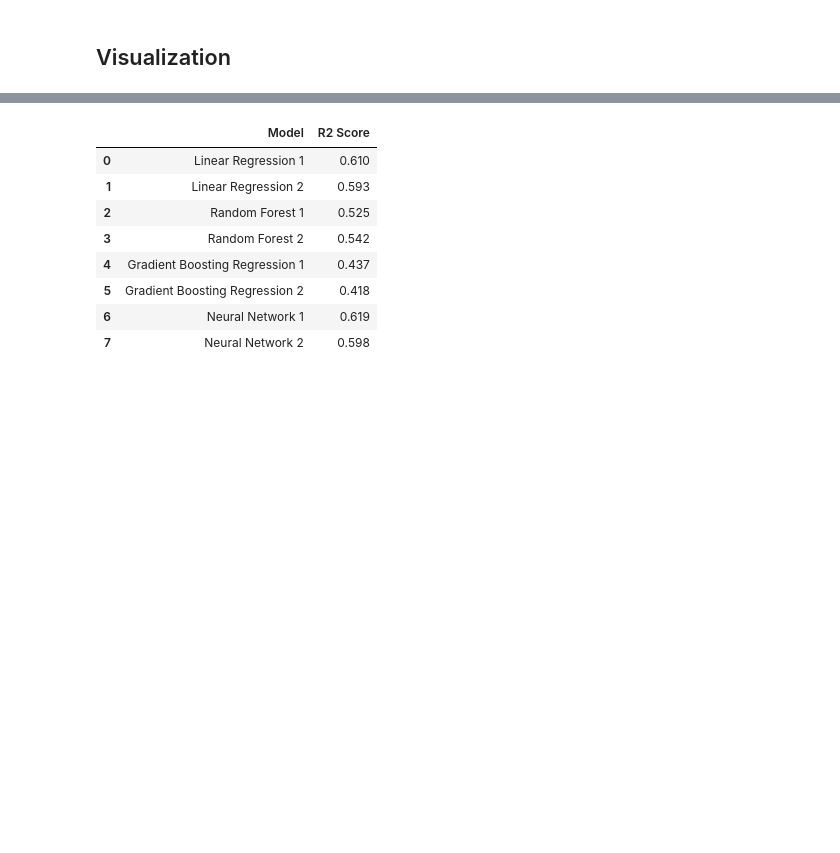
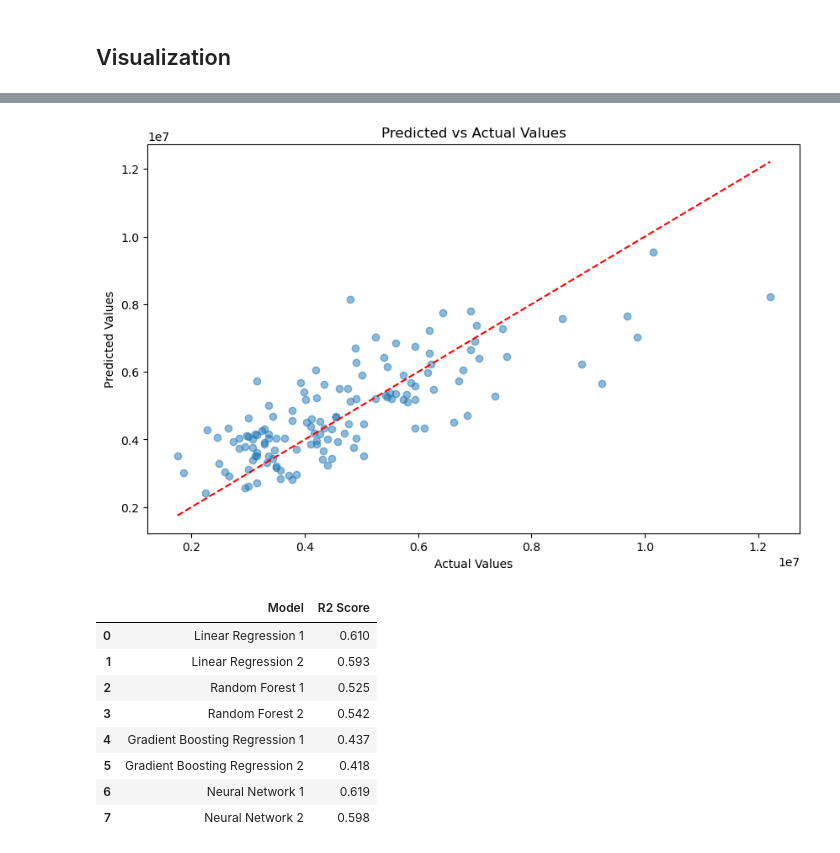
Before and after one commit to MissKay535/Project4-Housing_Prediction, a Jupyter notebook: Housing_Prediction.ipynb, the cells around one changed output, grey strips where cells are left out. Cells and saved outputs as stored; diff of their text form; code cells hidden in the pictures; blank space fills up the shorter version.

```diff
--- a/Housing_Prediction.ipynb
+++ b/Housing_Prediction.ipynb
@@ -300,3 +310,14 @@ R2 score: 0.5978840284106238  Mean Square Error: 1291526235012.1985  Root Mean S
+# %%
+# Plot predicted vs actual values NN model 2
+plt.figure(figsize=(10, 6))
+plt.scatter(y_test_2, nn_model_2_predictions, alpha=0.5)
+plt.plot([y_test_2.min(), y_test_2.max()], [y_test_2.min(), y_test_2.max()], 'r--')
+plt.title('Predicted vs Actual Values')
+plt.xlabel('Actual Values')
+plt.ylabel('Predicted Values')
+plt.show()
+# %% [output]
+[figure, added]
 # %%
 # Create df to compare model results
 results_dict = {
```
Also changed, not shown: parts of 5 cells of this notebook.
